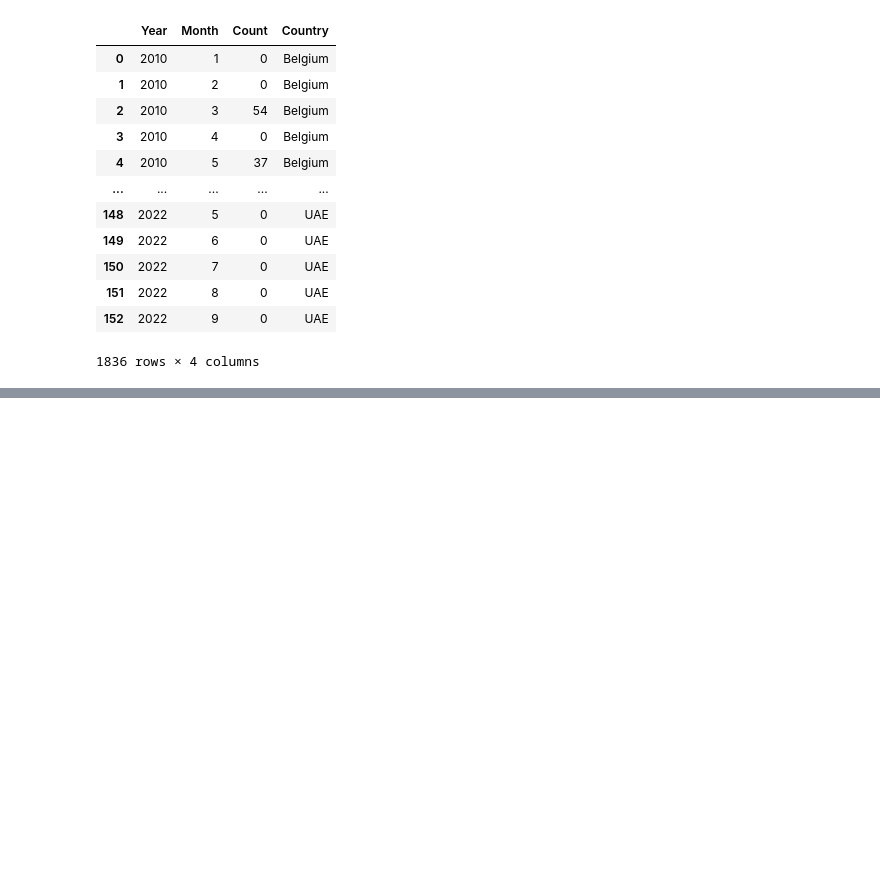
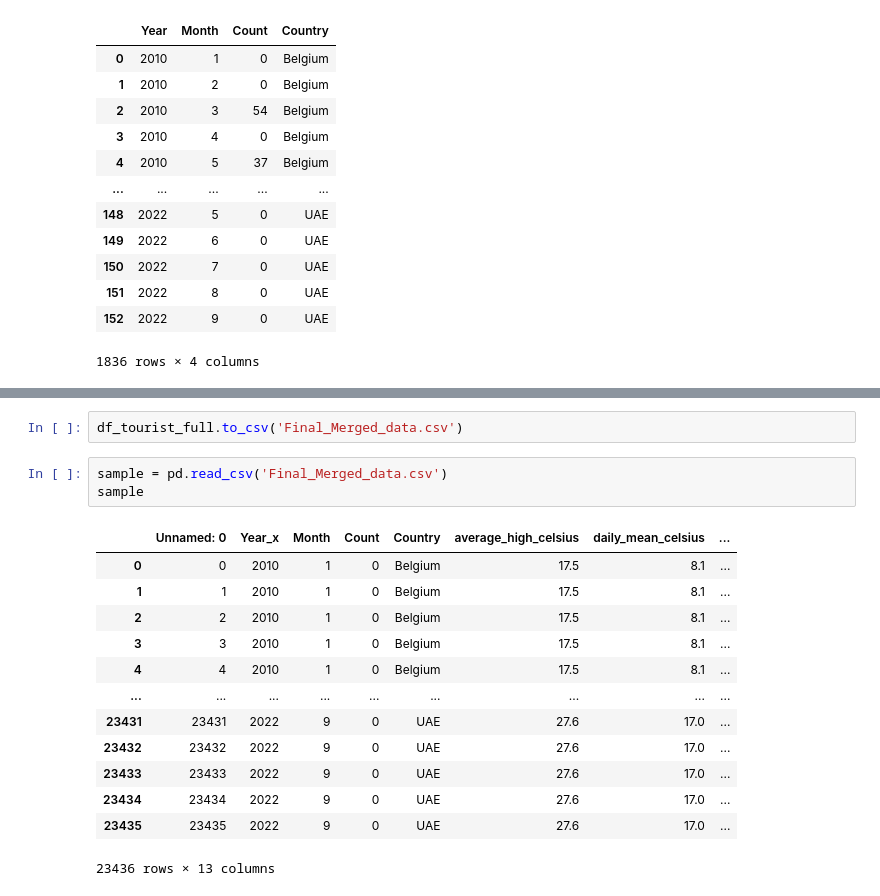
Before and after one commit to Amogh4u/ML_Ireland_tourism_prediction, a Jupyter notebook: project_code.ipynb, the cells around one changed output, grey strips where cells are left out. Drawn from its saved outputs; the diff is of its cells as text; blank space fills up the shorter version.

```diff
--- a/project_code.ipynb
+++ b/project_code.ipynb
@@ -307,0 +329,19 @@ df_tourist_full.to_csv('Final_Merged_data.csv')
+# %%
+df_tourist_full.to_csv('Final_Merged_data.csv')
+# %%
+sample = pd.read_csv('Final_Merged_data.csv')
+sample
+# %% [output]
+|  | Unnamed: 0 | Year_x | Month | Count | Country | average_high_celsius | daily_mean_celsius | ... |
+| 0 | 0 | 2010 | 1 | 0 | Belgium | 17.5 | 8.1 | ... |
+| 1 | 1 | 2010 | 1 | 0 | Belgium | 17.5 | 8.1 | ... |
+| 2 | 2 | 2010 | 1 | 0 | Belgium | 17.5 | 8.1 | ... |
+| 3 | 3 | 2010 | 1 | 0 | Belgium | 17.5 | 8.1 | ... |
+| 4 | 4 | 2010 | 1 | 0 | Belgium | 17.5 | 8.1 | ... |
+| ... | ... | ... | ... | ... | ... | ... | ... | ... |
+| 23431 | 23431 | 2022 | 9 | 0 | UAE | 27.6 | 17.0 | ... |
+| 23432 | 23432 | 2022 | 9 | 0 | UAE | 27.6 | 17.0 | ... |
+| 23433 | 23433 | 2022 | 9 | 0 | UAE | 27.6 | 17.0 | ... |
+| 23434 | 23434 | 2022 | 9 | 0 | UAE | 27.6 | 17.0 | ... |
+| 23435 | 23435 | 2022 | 9 | 0 | UAE | 27.6 | 17.0 | ... |
+23436 rows × 13 columns
```
Also changed, not shown: parts of 15 cells of this notebook.
